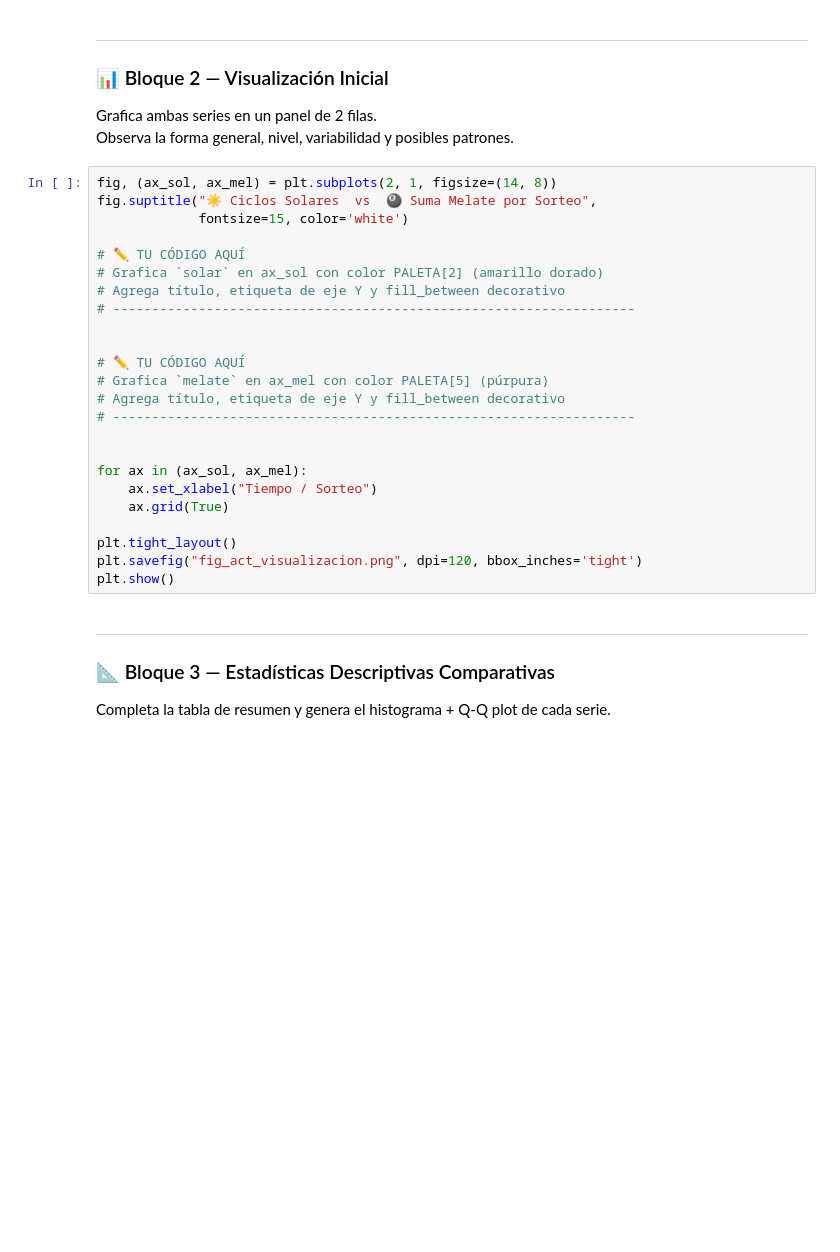
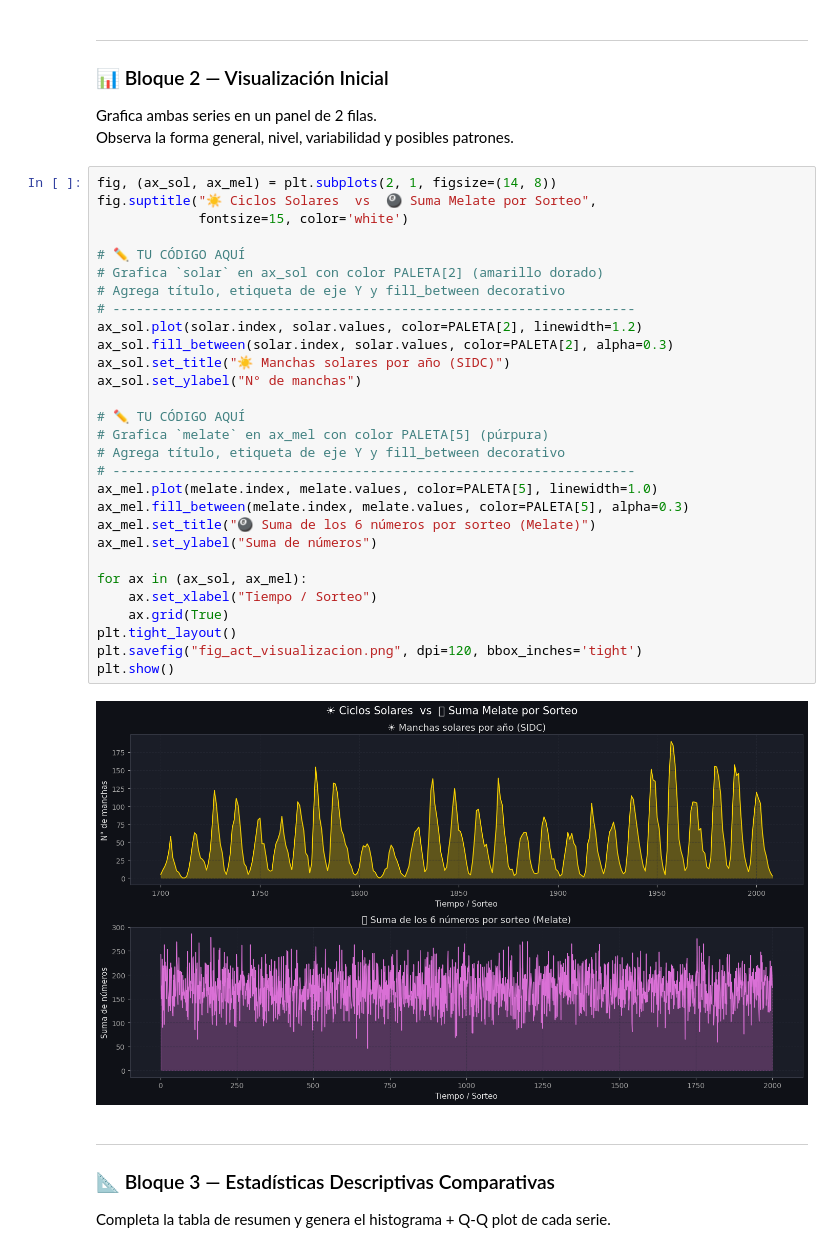
Before and after one commit to Alan-Rojas/School-Notes, a Jupyter notebook: Num_Analysis/M4/actividad_diagnostica_series_tiempo.ipynb, the cells around one changed output. Cells and saved outputs as stored; diff of their text form; blank space fills up the shorter version.

```diff
--- a/Num_Analysis/M4/actividad_diagnostica_series_tiempo.ipynb
+++ b/Num_Analysis/M4/actividad_diagnostica_series_tiempo.ipynb
@@ -618,27 +618,34 @@ Observa la forma general, nivel, variabilidad y posibles patrones.
 # %%
 fig, (ax_sol, ax_mel) = plt.subplots(2, 1, figsize=(14, 8))
 fig.suptitle("☀️ Ciclos Solares  vs  🎱 Suma Melate por Sorteo",
              fontsize=15, color='white')
 
 # ✏️ TU CÓDIGO AQUÍ
 # Grafica `solar` en ax_sol con color PALETA[2] (amarillo dorado)
 # Agrega título, etiqueta de eje Y y fill_between decorativo
 # -------------------------------------------------------------------
-
+ax_sol.plot(solar.index, solar.values, color=PALETA[2], linewidth=1.2)
+ax_sol.fill_between(solar.index, solar.values, color=PALETA[2], alpha=0.3)
+ax_sol.set_title("☀️ Manchas solares por año (SIDC)")
+ax_sol.set_ylabel("N° de manchas")
 
 # ✏️ TU CÓDIGO AQUÍ
 # Grafica `melate` en ax_mel con color PALETA[5] (púrpura)
 # Agrega título, etiqueta de eje Y y fill_between decorativo
 # -------------------------------------------------------------------
-
+ax_mel.plot(melate.index, melate.values, color=PALETA[5], linewidth=1.0)
+ax_mel.fill_between(melate.index, melate.values, color=PALETA[5], alpha=0.3)
+ax_mel.set_title("🎱 Suma de los 6 números por sorteo (Melate)")
+ax_mel.set_ylabel("Suma de números")
 
 for ax in (ax_sol, ax_mel):
     ax.set_xlabel("Tiempo / Sorteo")
     ax.grid(True)
-
 plt.tight_layout()
 plt.savefig("fig_act_visualizacion.png", dpi=120, bbox_inches='tight')
 plt.show()
+# %% [output]
+[figure, added]
 # %% [markdown]
 ---
 ### 📐 Bloque 3 — Estadísticas Descriptivas Comparativas
```
Also changed, not shown: parts of 9 cells of this notebook, 3 other files.
